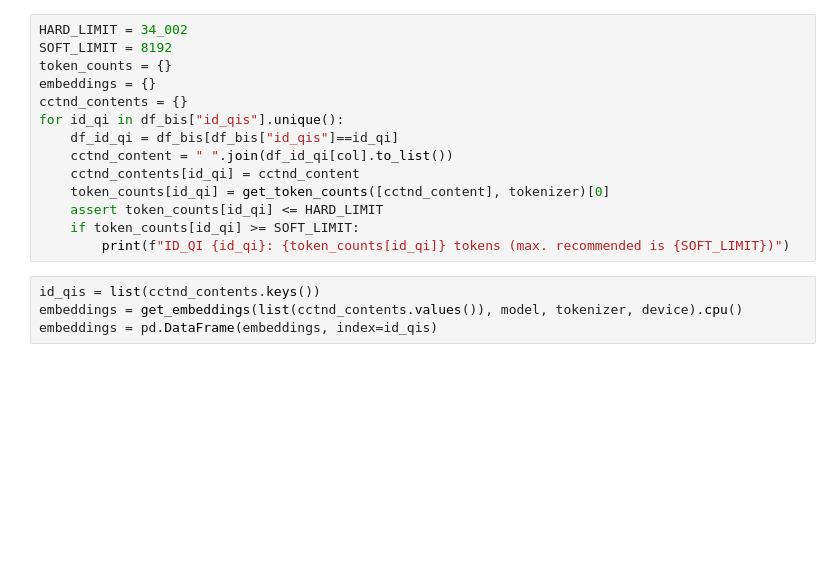
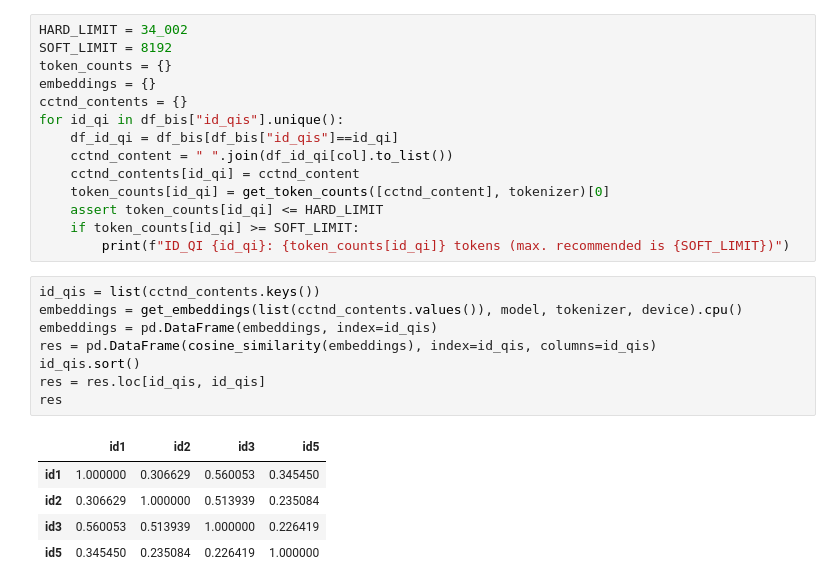
Before and after one commit to pirmil/A, a Jupyter notebook: doc_level_embeddings_2.ipynb, the cells around one changed output. Drawn from its saved outputs; the diff is of its cells as text; blank space fills up the shorter version.

```diff
--- a/doc_level_embeddings_2.ipynb
+++ b/doc_level_embeddings_2.ipynb
@@ -99,4 +107,14 @@ for id_qi in df_bis["id_qis"].unique():
 # %%
 id_qis = list(cctnd_contents.keys())
 embeddings = get_embeddings(list(cctnd_contents.values()), model, tokenizer, device).cpu()
 embeddings = pd.DataFrame(embeddings, index=id_qis)
+res = pd.DataFrame(cosine_similarity(embeddings), index=id_qis, columns=id_qis)
+id_qis.sort()
+res = res.loc[id_qis, id_qis]
+res
+# %% [output]
+|  | id1 | id2 | id3 | id5 |
+| id1 | 1.000000 | 0.306629 | 0.560053 | 0.345450 |
+| id2 | 0.306629 | 1.000000 | 0.513939 | 0.235084 |
+| id3 | 0.560053 | 0.513939 | 1.000000 | 0.226419 |
+| id5 | 0.345450 | 0.235084 | 0.226419 | 1.000000 |
```
Also changed, not shown: parts of 15 cells of this notebook.
